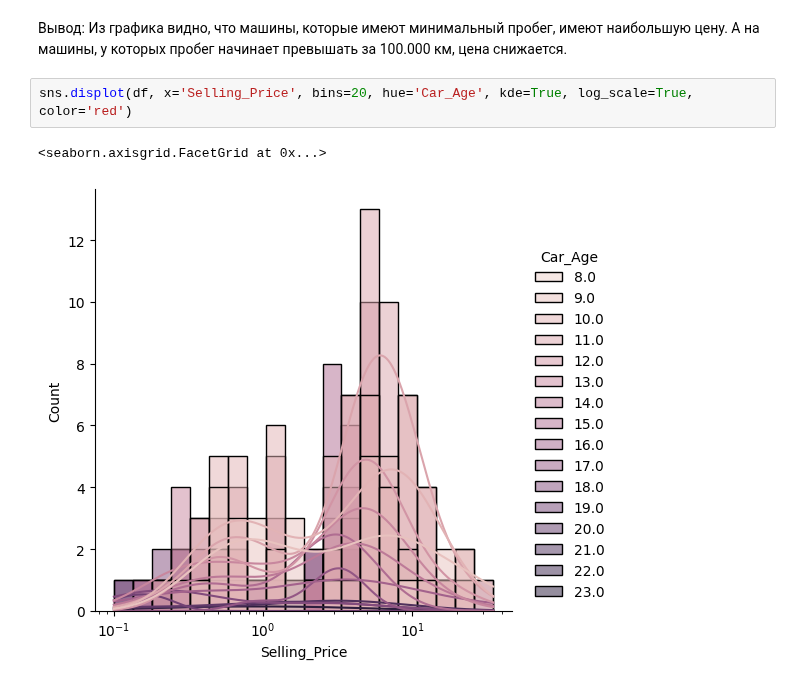
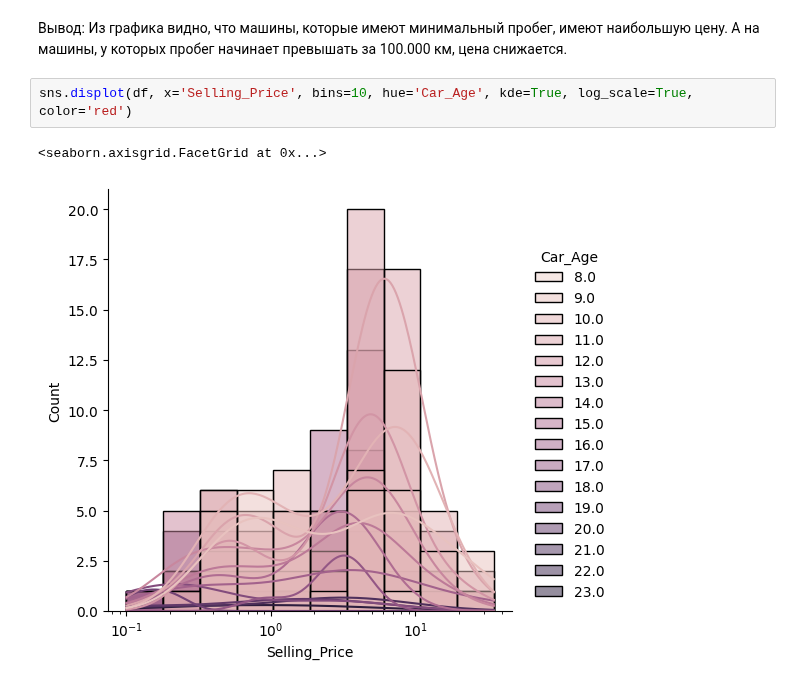
Before and after one commit to MarinaFeDv/mf_project, a Jupyter notebook: eda/eda.ipynb, the cells around one changed output. Drawn from its saved outputs; the diff is of its cells as text.

```diff
--- a/eda/eda.ipynb
+++ b/eda/eda.ipynb
@@ -356,7 +353,7 @@ print(f"Коэффициент корреляции: {correlation:.3f}")
 # %% [markdown]
 Вывод: Из графика видно, что машины, которые имеют минимальный пробег, имеют наибольшую цену. А на машины, у которых пробег начинает превышать за 100.000 км, цена снижается.
 # %%
-sns.displot(df, x='Selling_Price', bins=20, hue='Car_Age', kde=True, log_scale=True, color='red')
+sns.displot(df, x='Selling_Price', bins=10, hue='Car_Age', kde=True, log_scale=True, color='red')
 # %% [output]
 <seaborn.axisgrid.FacetGrid at 0x...>
-[figure, old version]
+[figure, new version]
```
Also changed, not shown: parts of 13 cells of this notebook.
